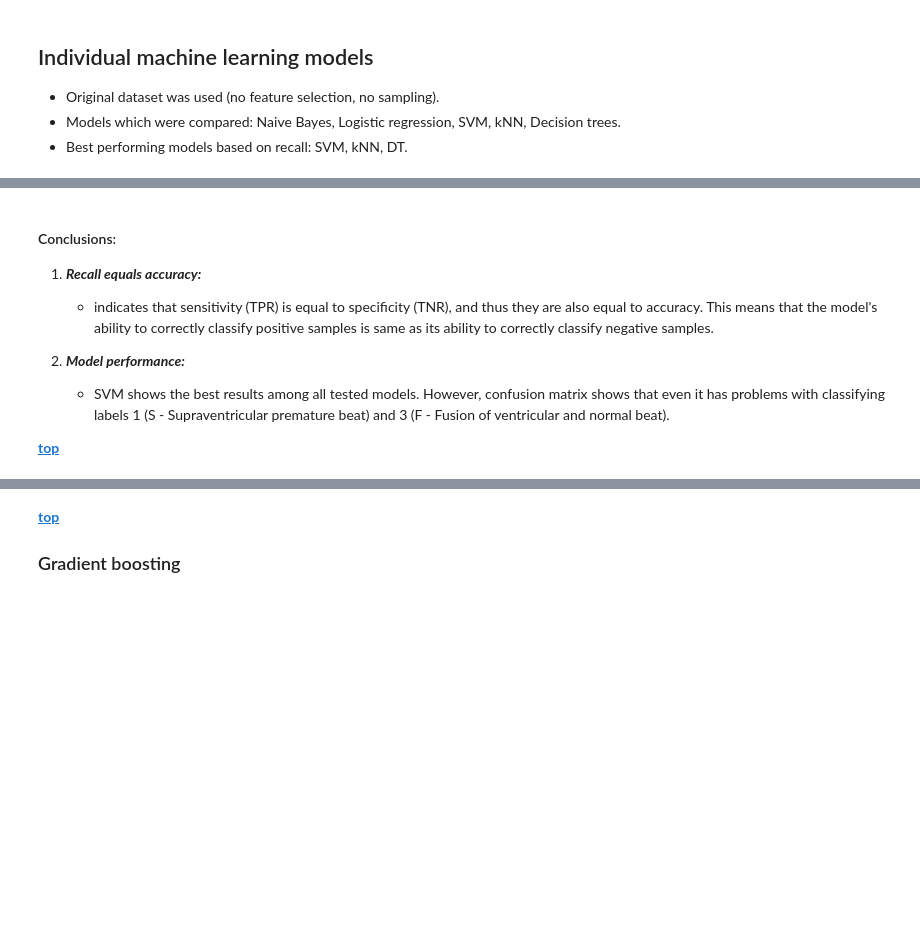
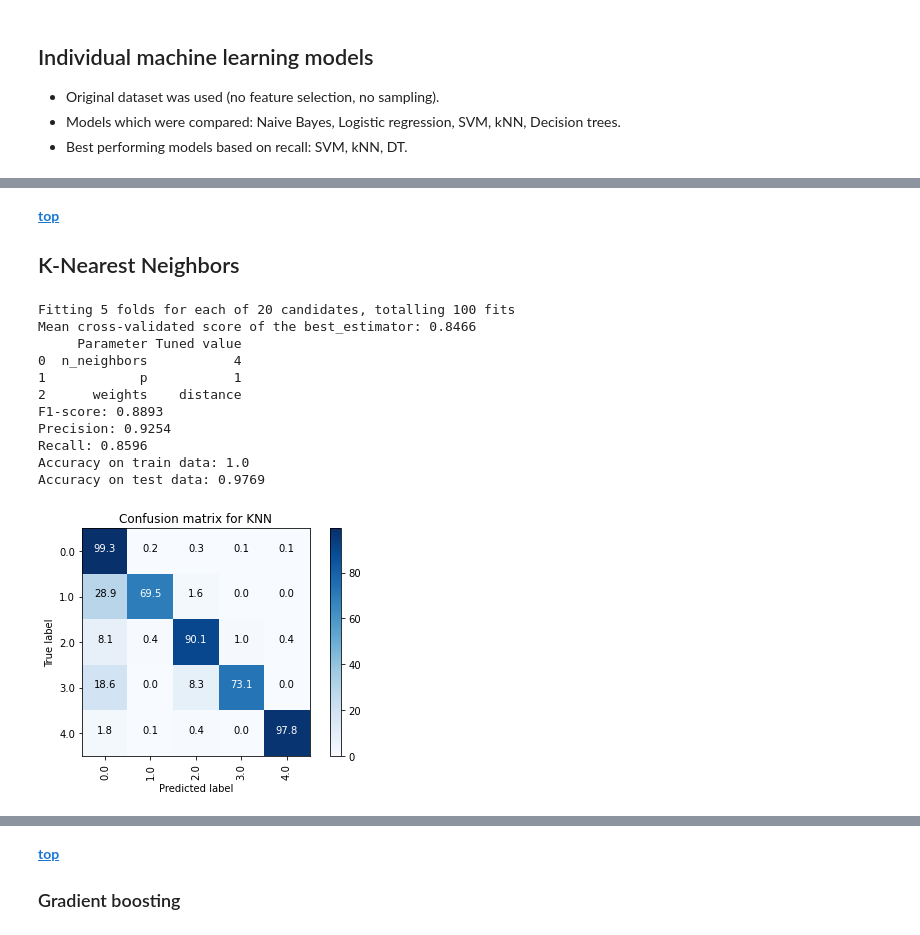
Before and after one commit to nastiag67/ecgn, a Jupyter notebook: README.ipynb, the cells around one changed output, grey strips where cells are left out. Drawn from its saved outputs; the diff is of its cells as text; code cells hidden in the pictures; blank space fills up the shorter version.

```diff
--- a/README.ipynb
+++ b/README.ipynb
@@ -277,12 +195,48 @@ NB     0.1781     0.7952  0.1781  0.1849
-# %% [markdown]
-#### Conclusions:
-
-1. ___Recall equals accuracy:___
-    - indicates that sensitivity (TPR) is equal to specificity (TNR), and thus they are also equal to accuracy. This means that the model's ability to correctly classify positive samples is same as its ability to correctly classify negative samples.
-
-
-2. ___Model performance:___
-    - SVM shows the best results among all tested models. However, confusion matrix shows that even it has problems with classifying labels 1 (S - Supraventricular premature beat) and 3 (F - Fusion of ventricular and normal beat).
-
-
-__[top](#Contents)__
+# %% [markdown]
+__[top](#Contents)__
+
+## K-Nearest Neighbors
+# %%
+%%time
+
+from sklearn.neighbors import KNeighborsClassifier
+name = 'KNN'
+model = KNeighborsClassifier(
+    n_jobs=56,
+)
+
+steps=[]
+
+parameters = {
+    'KNN__n_neighbors': np.arange(3, 8, 1),
+    'KNN__weights': ['uniform', 'distance'],
+    'KNN__p': [1, 2]
+}
+
+
+model_knn = cls_models.checkmodel(
+                                    name,
+                                    model,
+                                    steps=steps,
+                                    parameters=parameters,
+                                    average='macro',
+                                    multiclass=True,
+                                    metric='recall',
+                                    randomized_search=False,
+                                    nfolds=5,
+                                    n_jobs=56,
+                                    verbose=1
+                                    )
+# %% [output]
+Fitting 5 folds for each of 20 candidates, totalling 100 fits
+Mean cross-validated score of the best_estimator: 0.8466
+     Parameter Tuned value
+0  n_neighbors           4
+1            p           1
+2      weights    distance
+F1-score: 0.8893
+Precision: 0.9254
+Recall: 0.8596
+Accuracy on train data: 1.0
+Accuracy on test data: 0.9769
+[figure, added]
```
Also changed, not shown: parts of 23 cells of this notebook, 6 other files.
